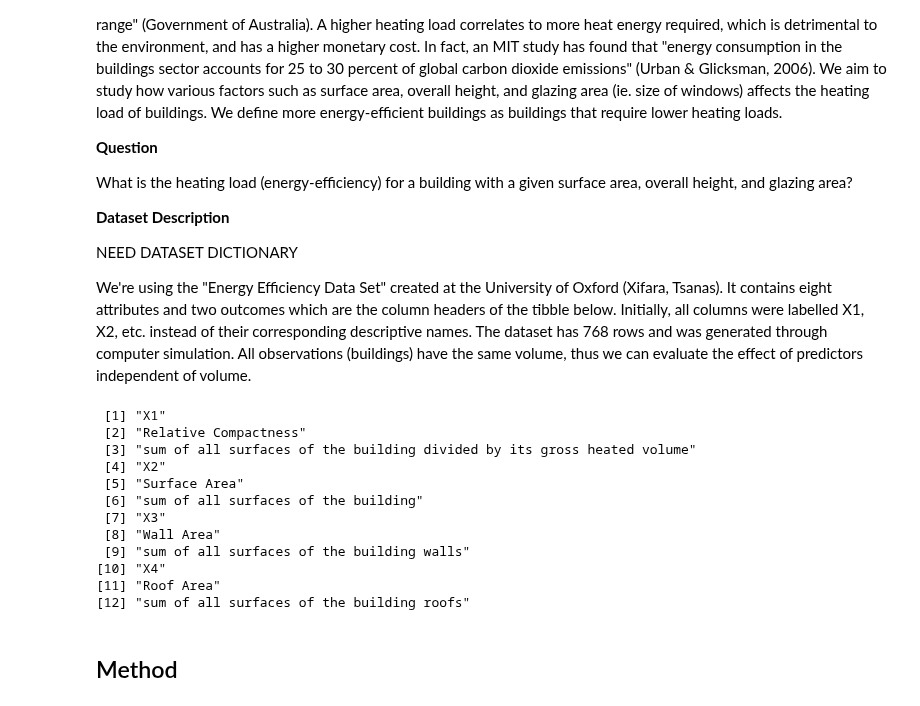
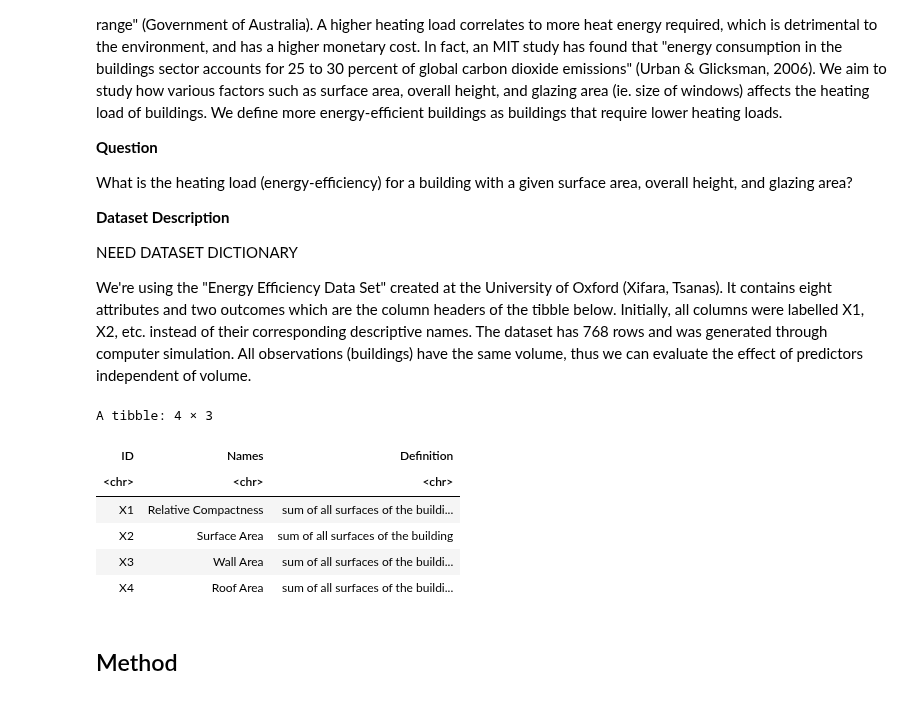
Before and after one commit to xinxusean/DSCI100_project, a Jupyter notebook: ProjectReport.ipynb, the cells around one changed output. Drawn from its saved outputs; the diff is of its cells as text; code cells hidden in the pictures.

```diff
--- a/ProjectReport.ipynb
+++ b/ProjectReport.ipynb
@@ -48,25 +48,25 @@ NEED DATASET DICTIONARY
 We're using the "Energy Efficiency Data Set" created at the University of Oxford (Xifara, Tsanas).
 It contains eight attributes and two outcomes which are the column headers of the tibble below. Initially, all columns were labelled X1, X2, etc. instead of their corresponding descriptive names. The dataset has 768 rows and was generated through computer simulation. All observations (buildings) have the same volume, thus we can evaluate the effect of predictors independent of volume.
 # %%
-relative_compactness <- c("X1", "Relative Compactness", "sum of all surfaces of the building divided by its gross heated volume")
-surface_area <- c("X2", "Surface Area", "sum of all surfaces of the building")
-wall_area <- c("X3", "Wall Area", "sum of all surfaces of the building walls")
-roof_area <- c("X4", "Roof Area", "sum of all surfaces of the building roofs")
-table <- c(relative_compactness, surface_area, wall_area, roof_area)
+id = as_tibble(c("X1", "X2", "X3", "X4"))
+colnames(id) = c("ID")
+names = as_tibble(c("Relative Compactness", "Surface Area", "Wall Area", "Roof Area"))
+colnames(names) = c("Names")
+definition = as_tibble(c("sum of all surfaces of the building divided by its gross heated volume",
+                         "sum of all surfaces of the building",
+                         "sum of all surfaces of the building walls",
+                         "sum of all surfaces of the building roofs"))
+colnames(definition) = c("Definition")
+table <- bind_cols(id, names, definition)
 table
 # %% [output]
- [1] "X1"
- [2] "Relative Compactness"
- [3] "sum of all surfaces of the building divided by its gross heated volume"
- [4] "X2"
- [5] "Surface Area"
- [6] "sum of all surfaces of the building"
- [7] "X3"
- [8] "Wall Area"
- [9] "sum of all surfaces of the building walls"
-[10] "X4"
-[11] "Roof Area"
-[12] "sum of all surfaces of the building roofs"
+A tibble: 4 × 3
+| ID | Names | Definition |
+| <chr> | <chr> | <chr> |
+| X1 | Relative Compactness | sum of all surfaces of the buildi... |
+| X2 | Surface Area | sum of all surfaces of the building |
+| X3 | Wall Area | sum of all surfaces of the buildi... |
+| X4 | Roof Area | sum of all surfaces of the buildi... |
 # %% [markdown]
 ## Method
 # %% [markdown]
```
